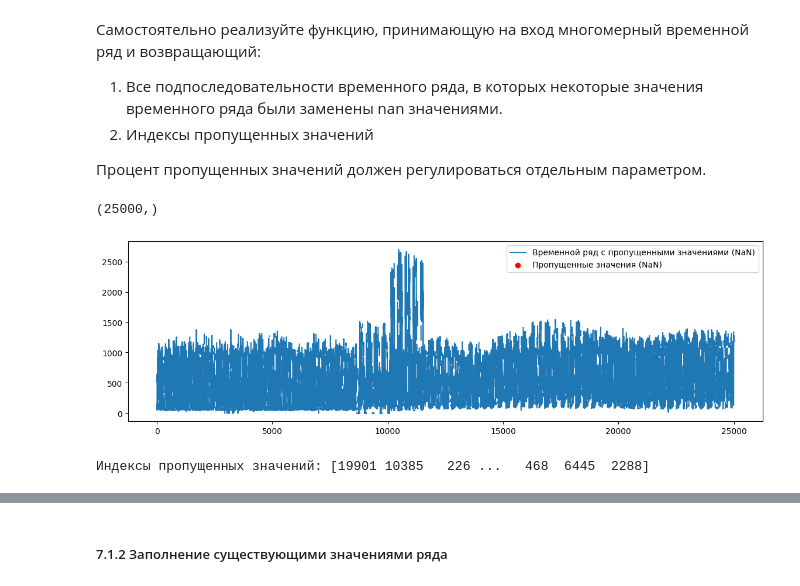
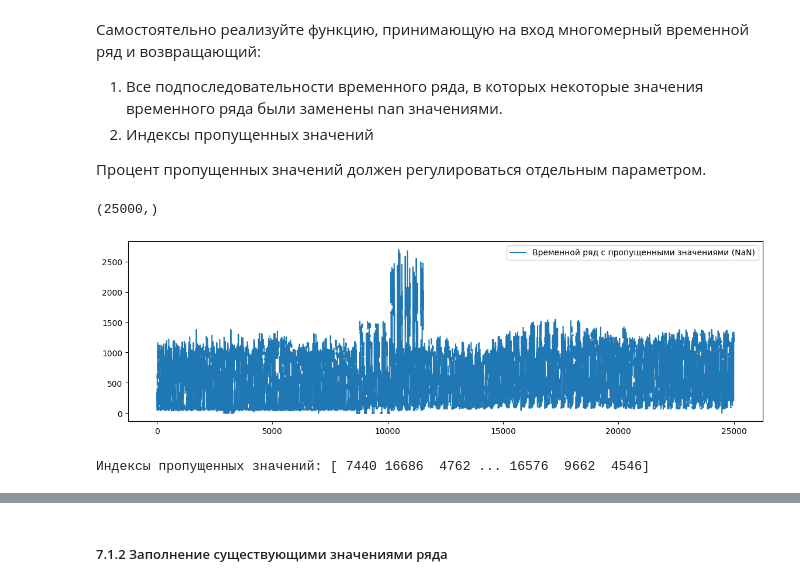
Before and after one commit to wilkak/2024-Gorbunov-TimeSeriesCourse, a Jupyter notebook: practice/07 Imputation and Forecast/07 Imputation and Forecast.ipynb, the cells around one changed output, grey strips where cells are left out. Drawn from its saved outputs; the diff is of its cells as text; code cells hidden in the pictures.

```diff
--- a/practice/07 Imputation and Forecast/07 Imputation and Forecast.ipynb
+++ b/practice/07 Imputation and Forecast/07 Imputation and Forecast.ipynb
@@ -90,37 +90,35 @@ def add_nan(x, percent=0.25):
 
     # Заменяем элементы на NaN
     x_with_nan[missing_indices] = np.nan
 
     return x_with_nan, missing_indices
 
-# Пример использования функции
 # Загрузим данные временного ряда
 path_data = Path(r'E:\универ\Анализ и прогнозирование временных рядов методами искусственного интеллекта\1\2024-Gorbunov-TimeSeriesCourse\practice\07 Imputation and Forecast\datasets\madrid.txt')
 
 if path_data.exists():
     madrid = np.loadtxt(path_data)[:, 0]
     print(madrid.shape)
 else:
     print(f"Файл не найден по пути: {path_data}")
 
 # Добавляем пропущенные значения в данные
 madrid_with_nan, missing_indices = add_nan(madrid, percent=0.25)
 
 # Визуализируем результат
 import matplotlib.pyplot as plt
 
 fig, ax = plt.subplots(figsize=(14, 4))
 ax.plot(madrid_with_nan, label="Временной ряд с пропущенными значениями (NaN)")
-ax.scatter(missing_indices, madrid_with_nan[missing_indices], color='red', label="Пропущенные значения (NaN)")
 ax.legend()
 plt.show()
 
 # Выводим индексы пропущенных значений
 print("Индексы пропущенных значений:", missing_indices)
 # %% [output]
 (25000,)
-[figure, old version]
+[figure, new version]
-Индексы пропущенных значений: [19901 10385   226 ...   468  6445  2288]
+Индексы пропущенных значений: [ 7440 16686  4762 ... 16576  9662  4546]
 # %%
 madrid_with_nan, index = add_nan(madrid)
 fig, ax =  plt.subplots(figsize=(14,6),ncols=1,nrows=2)
```
Also changed, not shown: parts of 12 cells of this notebook, 3 other files.
